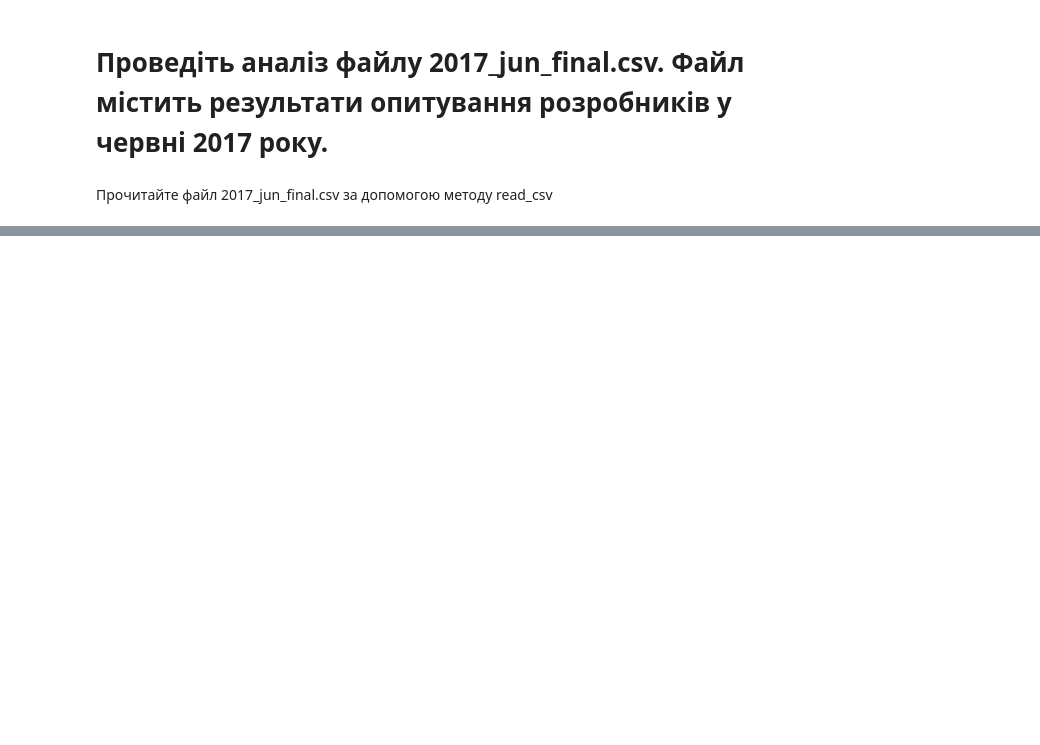
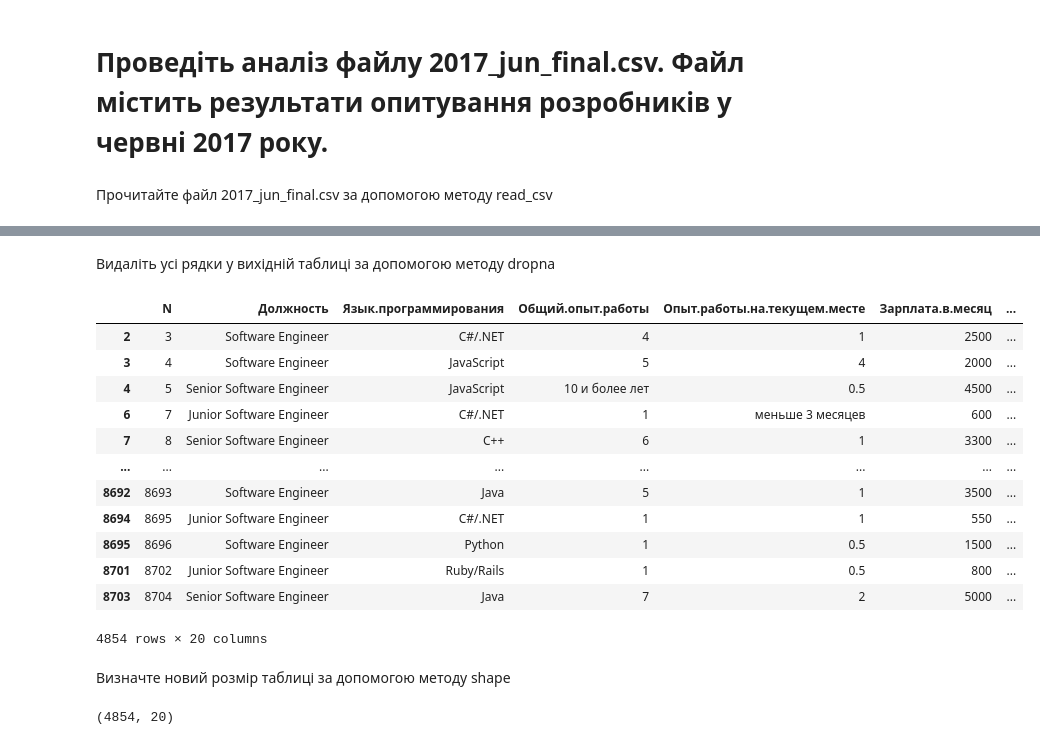
Before and after one commit to OleksandrGnatiuk/python_DS_02, a Jupyter notebook: HW_02_2.ipynb, the cells around one changed output, grey strips where cells are left out. Cells and saved outputs as stored; diff of their text form; code cells hidden in the pictures; blank space fills up the shorter version.

```diff
--- a/HW_02_2.ipynb
+++ b/HW_02_2.ipynb
@@ -32,0 +132,25 @@ AttributeError: ignored
+# %% [markdown]
+Видаліть усі рядки у вихідній таблиці за допомогою методу dropna
+# %%
+result.dropna(inplace=True)
+result
+# %% [output]
+|  | N | Должность | Язык.программирования | Общий.опыт.работы | Опыт.работы.на.текущем.месте | Зарплата.в.месяц | ... |
+| 2 | 3 | Software Engineer | C#/.NET | 4 | 1 | 2500 | ... |
+| 3 | 4 | Software Engineer | JavaScript | 5 | 4 | 2000 | ... |
+| 4 | 5 | Senior Software Engineer | JavaScript | 10 и более лет | 0.5 | 4500 | ... |
+| 6 | 7 | Junior Software Engineer | C#/.NET | 1 | меньше 3 месяцев | 600 | ... |
+| 7 | 8 | Senior Software Engineer | C++ | 6 | 1 | 3300 | ... |
+| ... | ... | ... | ... | ... | ... | ... | ... |
+| 8692 | 8693 | Software Engineer | Java | 5 | 1 | 3500 | ... |
+| 8694 | 8695 | Junior Software Engineer | C#/.NET | 1 | 1 | 550 | ... |
+| 8695 | 8696 | Software Engineer | Python | 1 | 0.5 | 1500 | ... |
+| 8701 | 8702 | Junior Software Engineer | Ruby/Rails | 1 | 0.5 | 800 | ... |
+| 8703 | 8704 | Senior Software Engineer | Java | 7 | 2 | 5000 | ... |
+4854 rows × 20 columns
+# %% [markdown]
+Визначте новий розмір таблиці за допомогою методу shape
+# %%
+result.shape
+# %% [output]
+(4854, 20)
```
Also changed, not shown: parts of 27 cells of this notebook.
